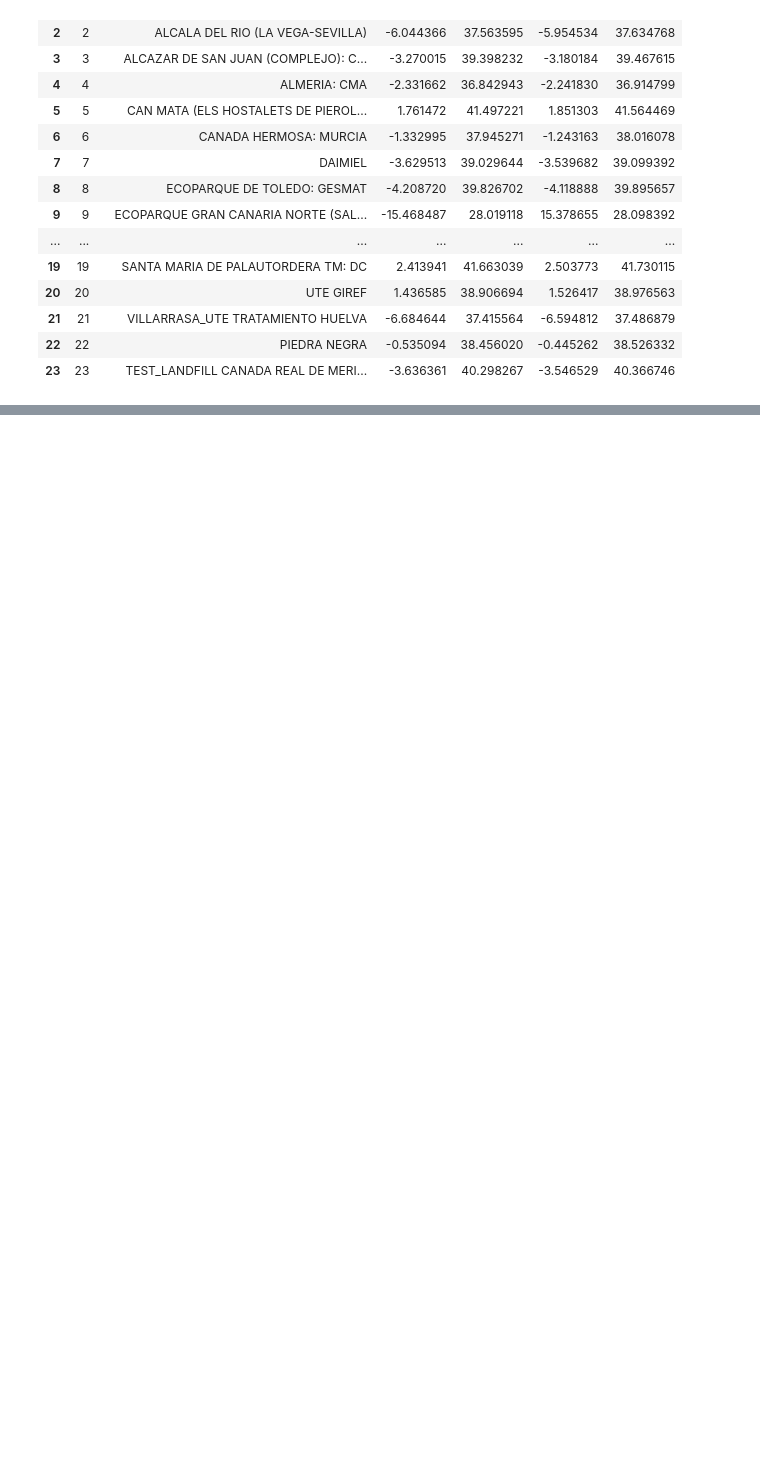
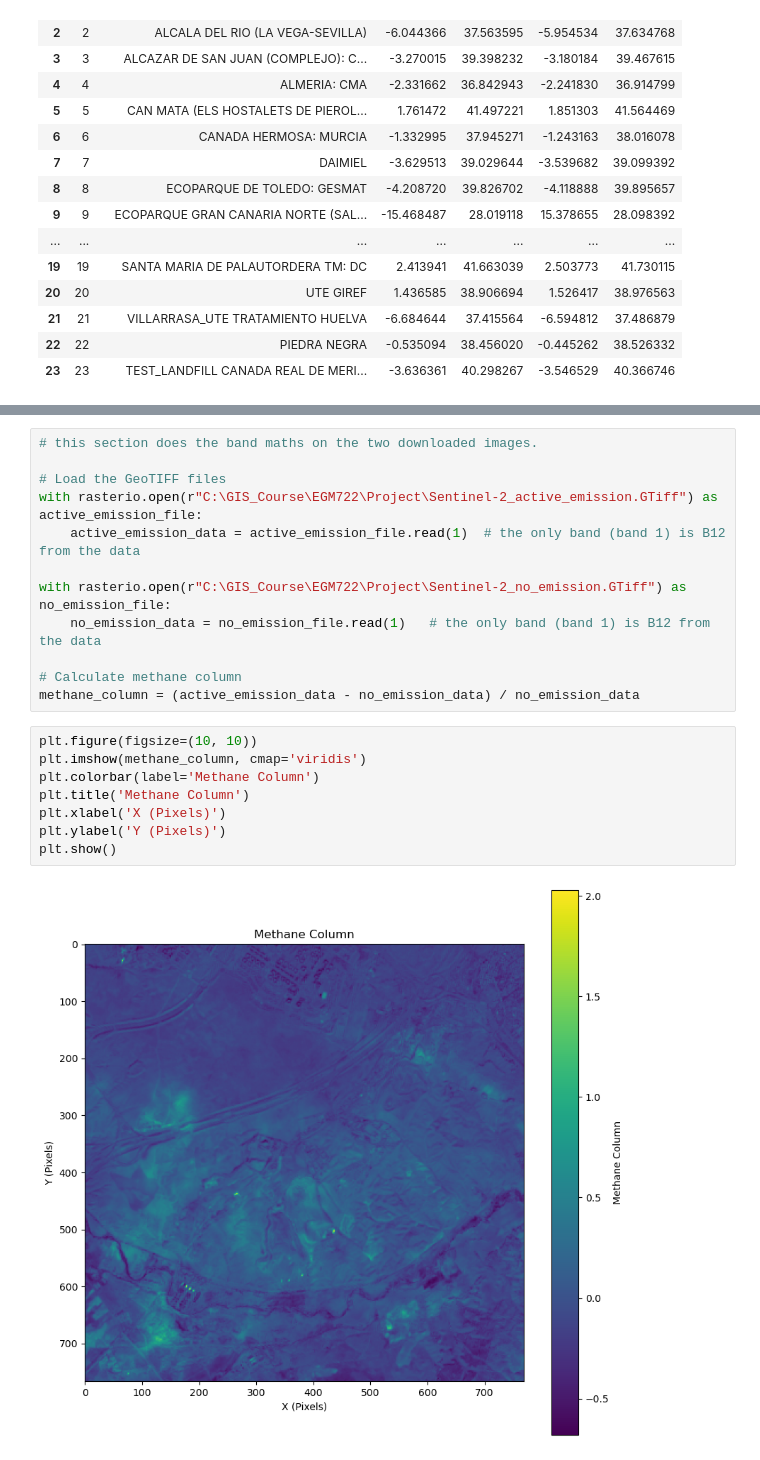
Before and after one commit to zelcon01/Landfill_Atmospheric_Gas_Monitor_Tools, a Jupyter notebook: Sentinel 2 CH4 Map.ipynb, the cells around one changed output, grey strips where cells are left out. Drawn from its saved outputs; the diff is of its cells as text; blank space fills up the shorter version.

```diff
--- a/Sentinel 2 CH4 Map.ipynb
+++ b/Sentinel 2 CH4 Map.ipynb
@@ -233,0 +129,22 @@ gas_concentration_map
+# %%
+# this section does the band maths on the two downloaded images.
+
+# Load the GeoTIFF files
+with rasterio.open(r"C:\GIS_Course\EGM722\Project\Sentinel-2_active_emission.GTiff") as active_emission_file:
+    active_emission_data = active_emission_file.read(1)  # the only band (band 1) is B12 from the data
+
+with rasterio.open(r"C:\GIS_Course\EGM722\Project\Sentinel-2_no_emission.GTiff") as no_emission_file:
+    no_emission_data = no_emission_file.read(1)   # the only band (band 1) is B12 from the data
+
+# Calculate methane column
+methane_column = (active_emission_data - no_emission_data) / no_emission_data
+# %%
+plt.figure(figsize=(10, 10))
+plt.imshow(methane_column, cmap='viridis')
+plt.colorbar(label='Methane Column')
+plt.title('Methane Column')
+plt.xlabel('X (Pixels)')
+plt.ylabel('Y (Pixels)')
+plt.show()
+# %% [output]
+[figure, added]
```
Also changed, not shown: parts of 10 cells of this notebook, 3 other files.
